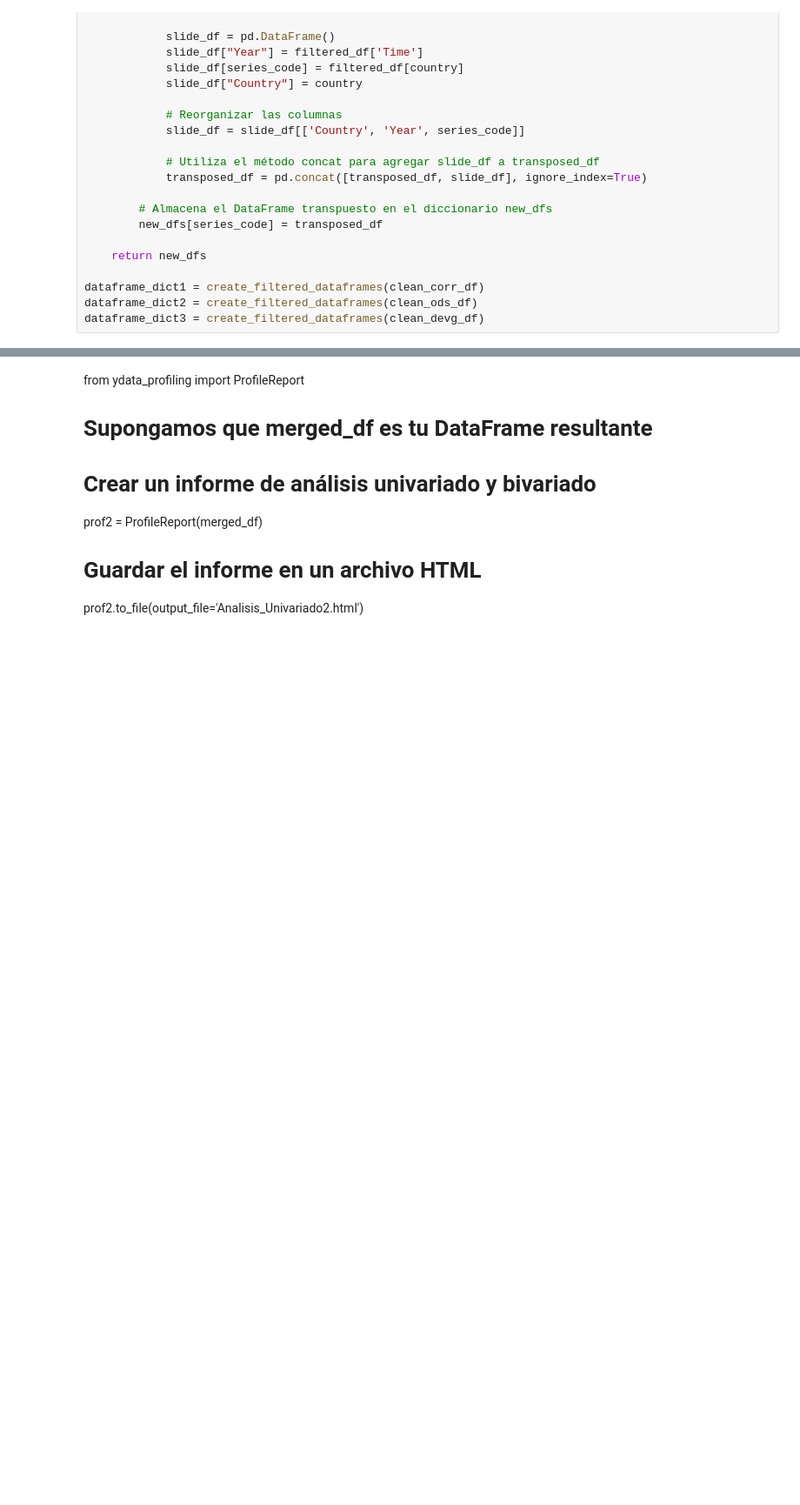
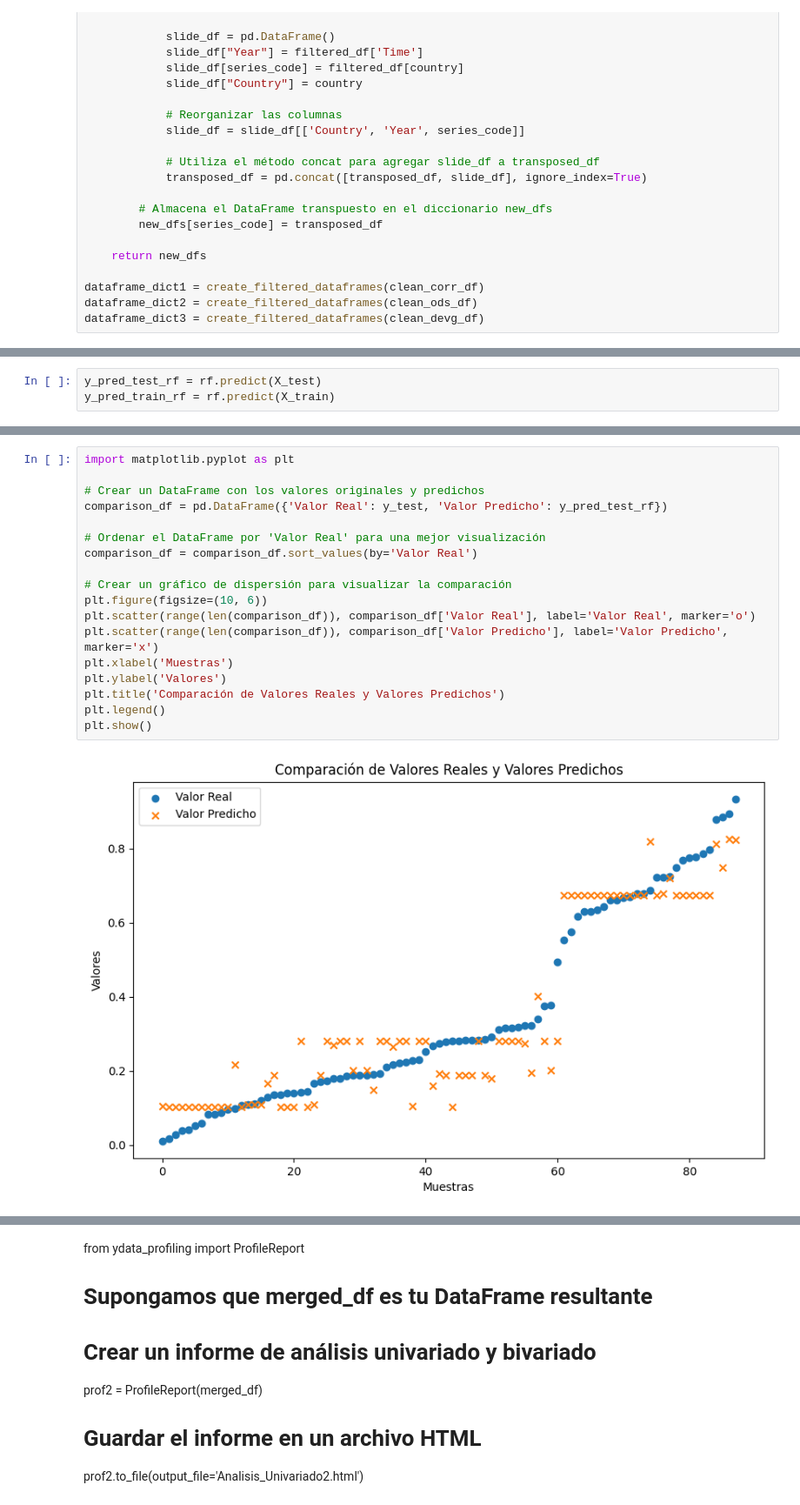
Before and after one commit to JHAA56/CEPAL, a Jupyter notebook: consult_data3.ipynb, the cells around one changed output, grey strips where cells are left out. Shown at 87% size. Saved outputs shown, nothing was run; the diff lists cells and outputs as text; blank space fills up the shorter version.

```diff
--- a/consult_data3.ipynb
+++ b/consult_data3.ipynb
@@ -628,0 +737,3 @@ NameError: name 'main_subset' is not defined
+# %%
+y_pred_test_rf = rf.predict(X_test)
+y_pred_train_rf = rf.predict(X_train)
@@ -628,0 +751,20 @@ NameError: name 'main_subset' is not defined
+# %%
+import matplotlib.pyplot as plt
+
+# Crear un DataFrame con los valores originales y predichos
+comparison_df = pd.DataFrame({'Valor Real': y_test, 'Valor Predicho': y_pred_test_rf})
+
+# Ordenar el DataFrame por 'Valor Real' para una mejor visualización
+comparison_df = comparison_df.sort_values(by='Valor Real')
+
+# Crear un gráfico de dispersión para visualizar la comparación
+plt.figure(figsize=(10, 6))
+plt.scatter(range(len(comparison_df)), comparison_df['Valor Real'], label='Valor Real', marker='o')
+plt.scatter(range(len(comparison_df)), comparison_df['Valor Predicho'], label='Valor Predicho', marker='x')
+plt.xlabel('Muestras')
+plt.ylabel('Valores')
+plt.title('Comparación de Valores Reales y Valores Predichos')
+plt.legend()
+plt.show()
+# %% [output]
+[figure, added]
```
Also changed, not shown: parts of 29 cells of this notebook, 9 other files.
